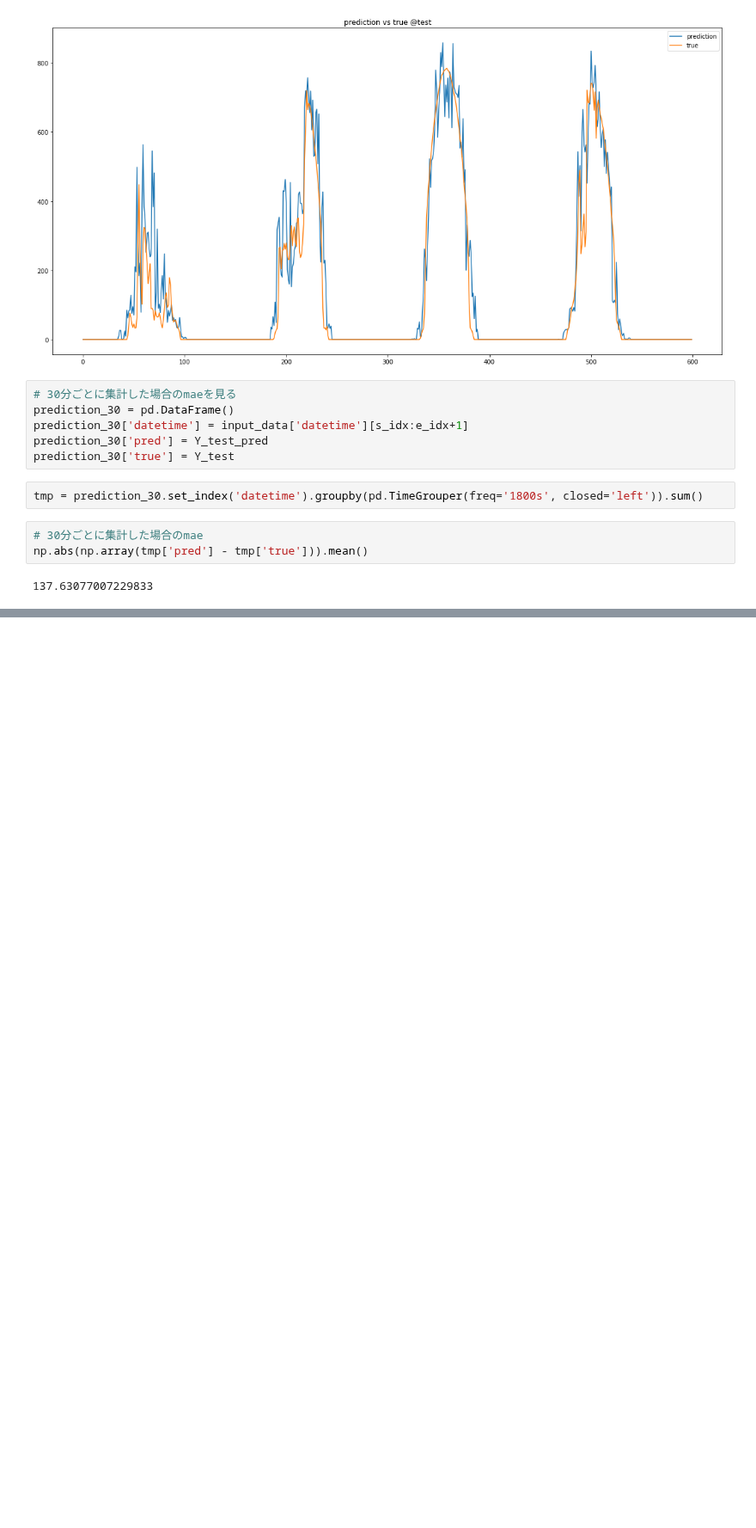
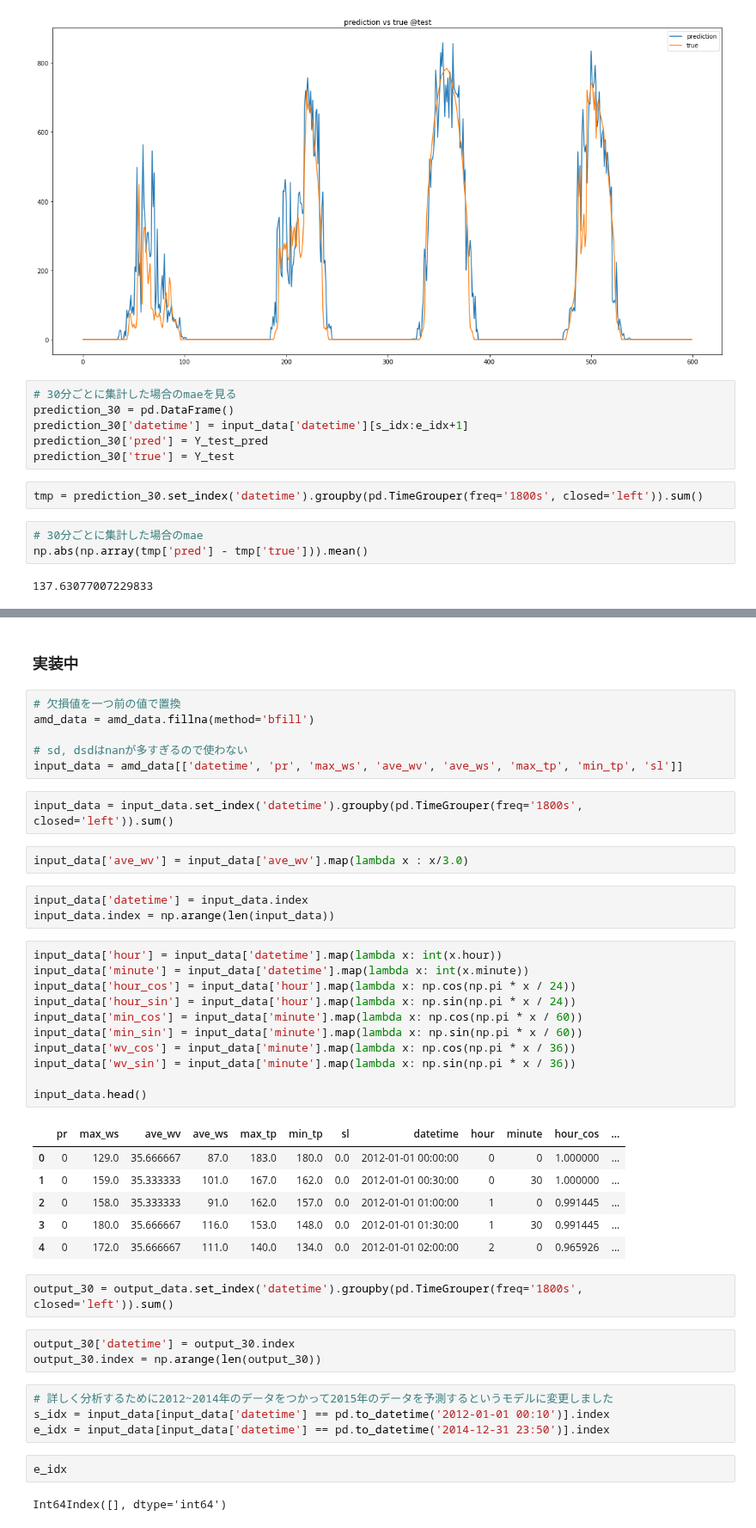
Before and after one commit to gciteam6/predict_amd, a Jupyter notebook: predict_output_by_realdata.ipynb, the cells around one changed output, grey strips where cells are left out. Shown at 86% size. Cells and saved outputs as stored; diff of their text form; blank space fills up the shorter version.

```diff
--- a/predict_output_by_realdata.ipynb
+++ b/predict_output_by_realdata.ipynb
@@ -283,0 +285,46 @@ np.abs(np.array(tmp['pred'] - tmp['true'])).mean()
+# %% [markdown]
+### **実装中**
+# %%
+# 欠損値を一つ前の値で置換
+amd_data = amd_data.fillna(method='bfill')
+
+# sd, dsdはnanが多すぎるので使わない
+input_data = amd_data[['datetime', 'pr', 'max_ws', 'ave_wv', 'ave_ws', 'max_tp', 'min_tp', 'sl']]
+# %%
+input_data = input_data.set_index('datetime').groupby(pd.TimeGrouper(freq='1800s', closed='left')).sum()
+# %%
+input_data['ave_wv'] = input_data['ave_wv'].map(lambda x : x/3.0)
+# %%
+input_data['datetime'] = input_data.index
+input_data.index = np.arange(len(input_data))
+# %%
+input_data['hour'] = input_data['datetime'].map(lambda x: int(x.hour))
+input_data['minute'] = input_data['datetime'].map(lambda x: int(x.minute))
+input_data['hour_cos'] = input_data['hour'].map(lambda x: np.cos(np.pi * x / 24))
+input_data['hour_sin'] = input_data['hour'].map(lambda x: np.sin(np.pi * x / 24))
+input_data['min_cos'] = input_data['minute'].map(lambda x: np.cos(np.pi * x / 60))
+input_data['min_sin'] = input_data['minute'].map(lambda x: np.sin(np.pi * x / 60))
+input_data['wv_cos'] = input_data['minute'].map(lambda x: np.cos(np.pi * x / 36))
+input_data['wv_sin'] = input_data['minute'].map(lambda x: np.sin(np.pi * x / 36))
+
+input_data.head()
+# %% [output]
+|  | pr | max_ws | ave_wv | ave_ws | max_tp | min_tp | sl | datetime | hour | minute | hour_cos | ... |
+| 0 | 0 | 129.0 | 35.666667 | 87.0 | 183.0 | 180.0 | 0.0 | 2012-01-01 00:00:00 | 0 | 0 | 1.000000 | ... |
+| 1 | 0 | 159.0 | 35.333333 | 101.0 | 167.0 | 162.0 | 0.0 | 2012-01-01 00:30:00 | 0 | 30 | 1.000000 | ... |
+| 2 | 0 | 158.0 | 35.333333 | 91.0 | 162.0 | 157.0 | 0.0 | 2012-01-01 01:00:00 | 1 | 0 | 0.991445 | ... |
+| 3 | 0 | 180.0 | 35.666667 | 116.0 | 153.0 | 148.0 | 0.0 | 2012-01-01 01:30:00 | 1 | 30 | 0.991445 | ... |
+| 4 | 0 | 172.0 | 35.666667 | 111.0 | 140.0 | 134.0 | 0.0 | 2012-01-01 02:00:00 | 2 | 0 | 0.965926 | ... |
+# %%
+output_30 = output_data.set_index('datetime').groupby(pd.TimeGrouper(freq='1800s', closed='left')).sum()
+# %%
+output_30['datetime'] = output_30.index
+output_30.index = np.arange(len(output_30))
+# %%
+# 詳しく分析するために2012~2014年のデータをつかって2015年のデータを予測するというモデルに変更しました
+s_idx = input_data[input_data['datetime'] == pd.to_datetime('2012-01-01 00:10')].index
+e_idx = input_data[input_data['datetime'] == pd.to_datetime('2014-12-31 23:50')].index
+# %%
+e_idx
+# %% [output]
+Int64Index([], dtype='int64')
```
Also changed, not shown: parts of 10 cells of this notebook.
